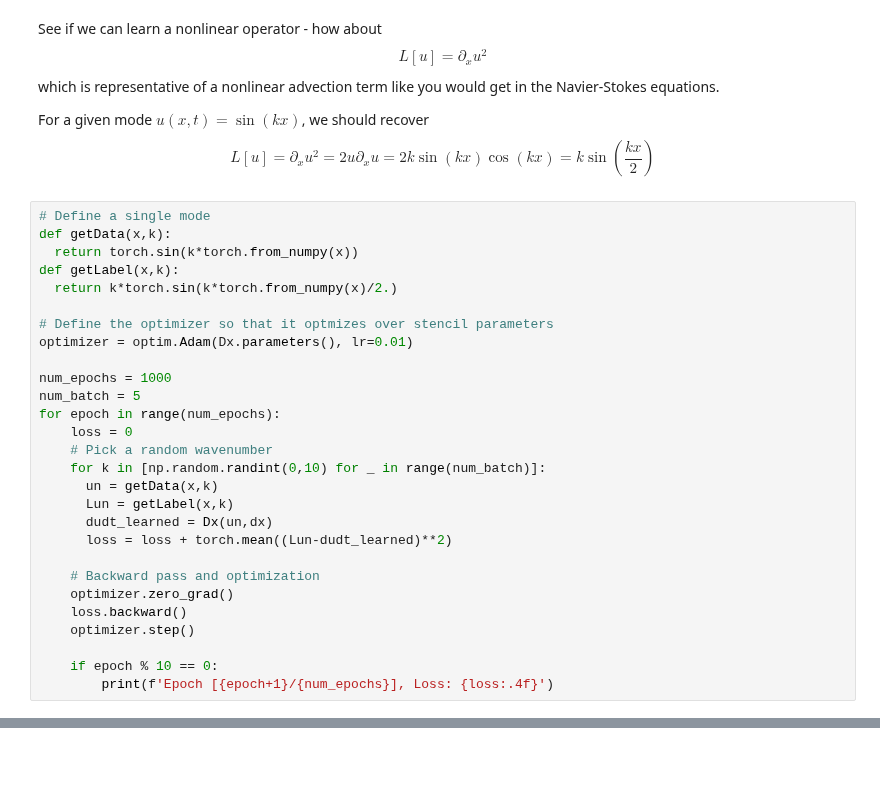
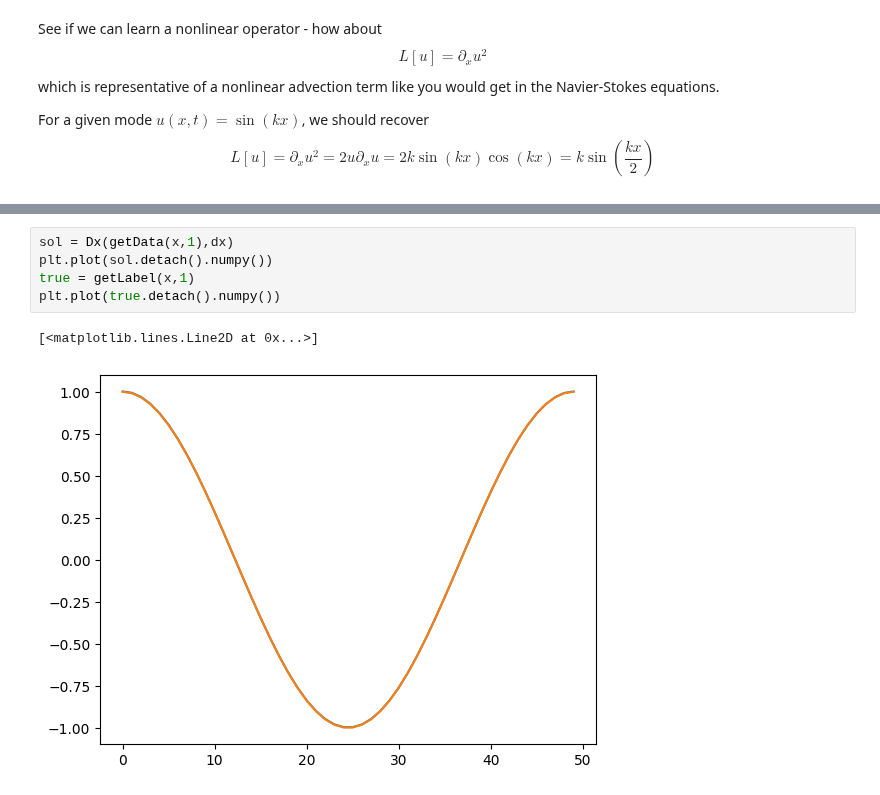
Before and after one commit to AITricia/ENM5320, a Jupyter notebook: Code/CNN_stencil.ipynb, the cells around one changed output, grey strips where cells are left out. Cells and saved outputs as stored; diff of their text form; blank space fills up the shorter version.

```diff
--- a/Code/CNN_stencil.ipynb
+++ b/Code/CNN_stencil.ipynb
@@ -222,31 +7,3 @@ which is representative of a nonlinear advection term like you would get in the
 
 For a given mode $u(x,t) = \sin(kx)$, we should recover
 $$L[u] = \partial_x u^2 = 2 u \partial_x u = 2k \sin(kx) \cos(kx) = k \sin(\frac{kx}{2})$$
-# %%
-# Define a single mode
-def getData(x,k):
-  return torch.sin(k*torch.from_numpy(x))
-def getLabel(x,k):
-  return k*torch.sin(k*torch.from_numpy(x)/2.)
-
-# Define the optimizer so that it optmizes over stencil parameters
-optimizer = optim.Adam(Dx.parameters(), lr=0.01)
-
-num_epochs = 1000
-num_batch = 5
-for epoch in range(num_epochs):
-    loss = 0
-    # Pick a random wavenumber
-    for k in [np.random.randint(0,10) for _ in range(num_batch)]:
-      un = getData(x,k)
-      Lun = getLabel(x,k)
-      dudt_learned = Dx(un,dx)
-      loss = loss + torch.mean((Lun-dudt_learned)**2)
-
-    # Backward pass and optimization
-    optimizer.zero_grad()
-    loss.backward()
-    optimizer.step()
-
-    if epoch % 10 == 0:
-        print(f'Epoch [{epoch+1}/{num_epochs}], Loss: {loss:.4f}')
@@ -254,0 +122,8 @@ RuntimeError: Trying to backward through the graph a second time (or directly ac
+# %%
+sol = Dx(getData(x,1),dx)
+plt.plot(sol.detach().numpy())
+true = getLabel(x,1)
+plt.plot(true.detach().numpy())
+# %% [output]
+[<matplotlib.lines.Line2D at 0x...>]
+[figure, added]
```
Also changed, not shown: parts of 6 cells of this notebook.
